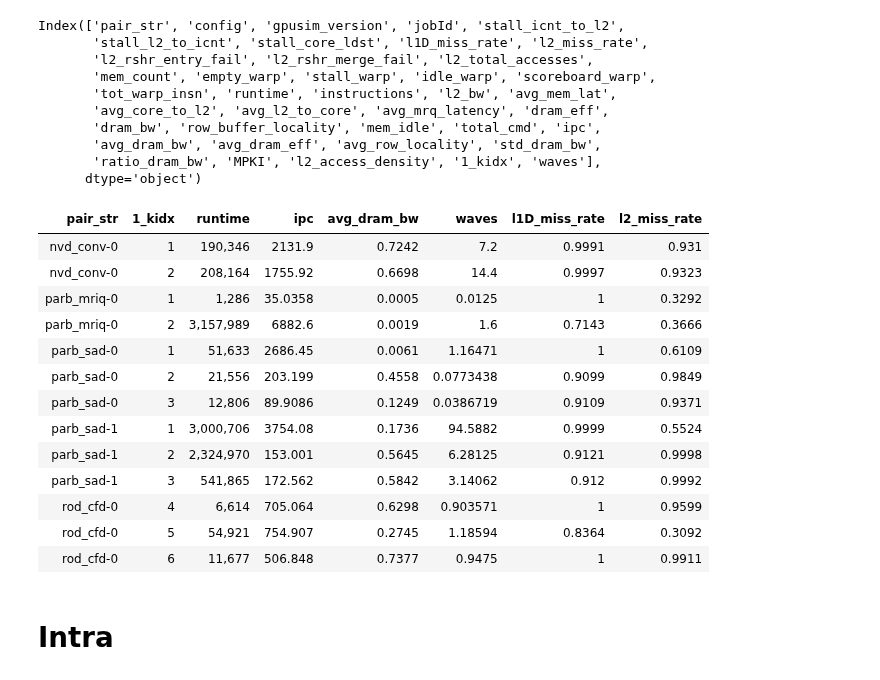
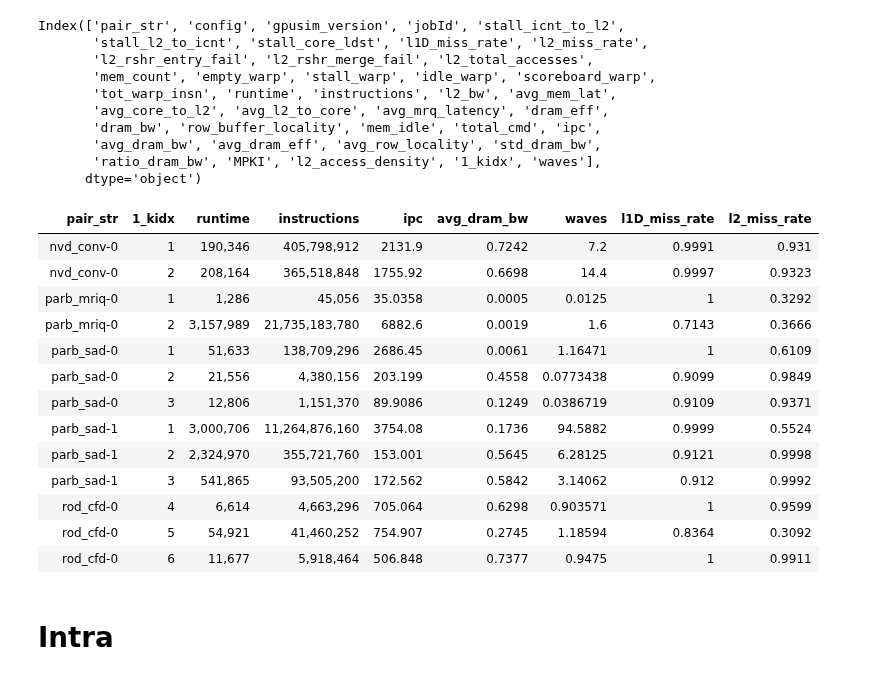
Before and after one commit to UofT-EcoSystem/GPU-Virtualization-Benchmarks, a Jupyter notebook: util/data/notebooks/View_Multi_Kernel.ipynb, the cells around one changed output. Drawn from its saved outputs; the diff is of its cells as text; code cells hidden in the pictures.

```diff
--- a/util/data/notebooks/View_Multi_Kernel.ipynb
+++ b/util/data/notebooks/View_Multi_Kernel.ipynb
@@ -62,38 +66,39 @@ Index(['pair_str', 'config', 'gpusim_version', 'jobId', 'stall_icnt_to_l2',
        'ratio_dram_bw', 'MPKI', 'l2_access_density', '1_kidx', 'waves'],
       dtype='object')
 # %%
-col_seq = ['pair_str', '1_kidx', 'runtime',
+col_seq = ['pair_str', '1_kidx', 'runtime', 'instructions',
            'ipc',
            'avg_dram_bw',
            'waves',
            'l1D_miss_rate',
            'l2_miss_rate',
           ]
 
 draw_table(df_seq, col_seq).format({
     'runtime': '{:,}',
+    'instructions': '{:,}',
     'avg_dram_bw':'{:.4f}',
     'sp_busy': '{:.2f}',
     'dp_busy': '{:.2f}',
     'int_busy': '{:.2f}',
     'tensor_busy': '{:.2f}',
     'sfu_busy': '{:.2f}',
 })
 # %% [output]
-| pair_str | 1_kidx | runtime | ipc | avg_dram_bw | waves | l1D_miss_rate | l2_miss_rate |
-| nvd_conv-0 | 1 | 190,346 | 2131.9 | 0.7242 | 7.2 | 0.9991 | 0.931 |
-| nvd_conv-0 | 2 | 208,164 | 1755.92 | 0.6698 | 14.4 | 0.9997 | 0.9323 |
-| parb_mriq-0 | 1 | 1,286 | 35.0358 | 0.0005 | 0.0125 | 1 | 0.3292 |
-| parb_mriq-0 | 2 | 3,157,989 | 6882.6 | 0.0019 | 1.6 | 0.7143 | 0.3666 |
-| parb_sad-0 | 1 | 51,633 | 2686.45 | 0.0061 | 1.16471 | 1 | 0.6109 |
-| parb_sad-0 | 2 | 21,556 | 203.199 | 0.4558 | 0.0773438 | 0.9099 | 0.9849 |
-| parb_sad-0 | 3 | 12,806 | 89.9086 | 0.1249 | 0.0386719 | 0.9109 | 0.9371 |
-| parb_sad-1 | 1 | 3,000,706 | 3754.08 | 0.1736 | 94.5882 | 0.9999 | 0.5524 |
-| parb_sad-1 | 2 | 2,324,970 | 153.001 | 0.5645 | 6.28125 | 0.9121 | 0.9998 |
-| parb_sad-1 | 3 | 541,865 | 172.562 | 0.5842 | 3.14062 | 0.912 | 0.9992 |
-| rod_cfd-0 | 4 | 6,614 | 705.064 | 0.6298 | 0.903571 | 1 | 0.9599 |
-| rod_cfd-0 | 5 | 54,921 | 754.907 | 0.2745 | 1.18594 | 0.8364 | 0.3092 |
-| rod_cfd-0 | 6 | 11,677 | 506.848 | 0.7377 | 0.9475 | 1 | 0.9911 |
+| pair_str | 1_kidx | runtime | instructions | ipc | avg_dram_bw | waves | l1D_miss_rate | l2_miss_rate |
+| nvd_conv-0 | 1 | 190,346 | 405,798,912 | 2131.9 | 0.7242 | 7.2 | 0.9991 | 0.931 |
+| nvd_conv-0 | 2 | 208,164 | 365,518,848 | 1755.92 | 0.6698 | 14.4 | 0.9997 | 0.9323 |
+| parb_mriq-0 | 1 | 1,286 | 45,056 | 35.0358 | 0.0005 | 0.0125 | 1 | 0.3292 |
+| parb_mriq-0 | 2 | 3,157,989 | 21,735,183,780 | 6882.6 | 0.0019 | 1.6 | 0.7143 | 0.3666 |
+| parb_sad-0 | 1 | 51,633 | 138,709,296 | 2686.45 | 0.0061 | 1.16471 | 1 | 0.6109 |
+| parb_sad-0 | 2 | 21,556 | 4,380,156 | 203.199 | 0.4558 | 0.0773438 | 0.9099 | 0.9849 |
+| parb_sad-0 | 3 | 12,806 | 1,151,370 | 89.9086 | 0.1249 | 0.0386719 | 0.9109 | 0.9371 |
+| parb_sad-1 | 1 | 3,000,706 | 11,264,876,160 | 3754.08 | 0.1736 | 94.5882 | 0.9999 | 0.5524 |
+| parb_sad-1 | 2 | 2,324,970 | 355,721,760 | 153.001 | 0.5645 | 6.28125 | 0.9121 | 0.9998 |
+| parb_sad-1 | 3 | 541,865 | 93,505,200 | 172.562 | 0.5842 | 3.14062 | 0.912 | 0.9992 |
+| rod_cfd-0 | 4 | 6,614 | 4,663,296 | 705.064 | 0.6298 | 0.903571 | 1 | 0.9599 |
+| rod_cfd-0 | 5 | 54,921 | 41,460,252 | 754.907 | 0.2745 | 1.18594 | 0.8364 | 0.3092 |
+| rod_cfd-0 | 6 | 11,677 | 5,918,464 | 506.848 | 0.7377 | 0.9475 | 1 | 0.9911 |
 # %% [markdown]
 # Intra
 # %%
```
Also changed, not shown: parts of 12 cells of this notebook, 2 other files.
